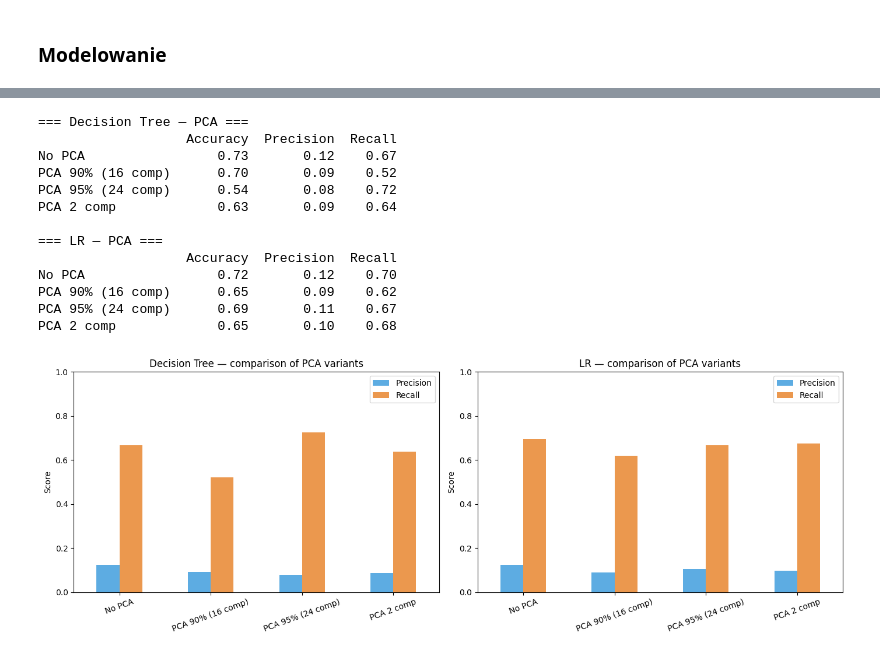
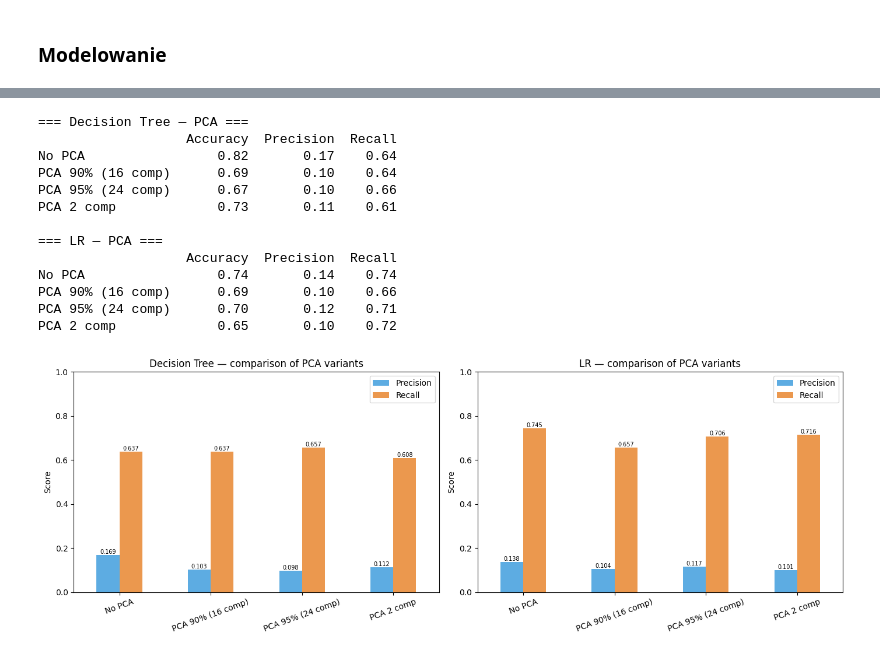
Before and after one commit to mikolaj-olesinski/Machine-Learning-PWR, a Jupyter notebook: lista1/lab1.ipynb, the cells around one changed output, grey strips where cells are left out. Drawn from its saved outputs; the diff is of its cells as text; code cells hidden in the pictures.

```diff
--- a/lista1/lab1.ipynb
+++ b/lista1/lab1.ipynb
@@ -697,9 +697,9 @@ prep_variants = [
 ]
 
 models_cfg = [
-    ('Decision Tree', DecisionTreeClassifier(max_depth=3, class_weight='balanced', random_state=2137)),
+    ('Decision Tree', DecisionTreeClassifier(max_depth=5, class_weight='balanced')),
     ('LR',            LogisticRegression(C=1, class_weight='balanced', solver='lbfgs',
-                                         max_iter=5000, random_state=42)),
+                                         max_iter=2000)),
 ]
 
 results_prep = {'Decision Tree': {}, 'LR': {}}
@@ -867,49 +867,55 @@ pca_variants = [
 ]
 
 models_cfg = [
-    ('Decision Tree', DecisionTreeClassifier(max_depth=5, class_weight='balanced', random_state=42)),
-    ('LR',            LogisticRegression(C=1, class_weight='balanced', solver='lbfgs', max_iter=2000, random_state=42)),
+    ('Decision Tree', DecisionTreeClassifier(max_depth=5, class_weight='balanced')),
+    ('LR',            LogisticRegression(C=1, class_weight='balanced', solver='lbfgs', max_iter=2000)),
 ]
 
 results_pca = {'Decision Tree': {}, 'LR': {}}
 
 for pca_name, X_tr, X_te in tqdm(pca_variants, desc="PCA variants"):
     for model_name, model_obj in models_cfg:
-        model_obj.fit(X_tr, y_train)
-        y_pred = model_obj.predict(X_te)
+        clone(model_obj).fit(X_tr, y_train)
+        m = clone(model_obj)
+        m.fit(X_tr, y_train)
+        y_pred = m.predict(X_te)
         results_pca[model_name][pca_name] = {
             'Accuracy':  accuracy_score(y_test, y_pred),
             'Precision': precision_score(y_test, y_pred, zero_division=0),
             'Recall':    recall_score(y_test, y_pred, zero_division=0),
         }
 
 fig, axes = plt.subplots(1, 2, figsize=(14, 5))
 for ax, model_name in zip(axes, ['Decision Tree', 'LR']):
     df = pd.DataFrame(results_pca[model_name]).T.round(3)
     print(f"\n=== {model_name} — PCA ===")
     print(df.to_string())
     df[['Precision', 'Recall']].plot.bar(
         ax=ax, color=['#3498db', '#e67e22'], alpha=0.8)
     ax.set_title(f'{model_name} — comparison of PCA variants')
     ax.set_ylabel('Score')
     ax.set_ylim(0, 1)
     ax.tick_params(axis='x', rotation=20)
     ax.legend()
+    for p in ax.patches:
+        ax.annotate(f'{p.get_height():.3f}',
+                    (p.get_x() + p.get_width() / 2, p.get_height()),
+                    ha='center', va='bottom', fontsize=7)
 
 plt.tight_layout()
 plt.show()
 # %% [output]
 === Decision Tree — PCA ===
                    Accuracy  Precision  Recall
-No PCA                 0.73       0.12    0.67
-PCA 90% (16 comp)      0.70       0.09    0.52
-PCA 95% (24 comp)      0.54       0.08    0.72
-PCA 2 comp             0.63       0.09    0.64
+No PCA                 0.82       0.17    0.64
+PCA 90% (16 comp)      0.69       0.10    0.64
+PCA 95% (24 comp)      0.67       0.10    0.66
+PCA 2 comp             0.73       0.11    0.61
 
 === LR — PCA ===
                    Accuracy  Precision  Recall
-No PCA                 0.72       0.12    0.70
-PCA 90% (16 comp)      0.65       0.09    0.62
-PCA 95% (24 comp)      0.69       0.11    0.67
-PCA 2 comp             0.65       0.10    0.68
+No PCA                 0.74       0.14    0.74
+PCA 90% (16 comp)      0.69       0.10    0.66
+PCA 95% (24 comp)      0.70       0.12    0.71
+PCA 2 comp             0.65       0.10    0.72
-[figure, old version]
+[figure, new version]
```
Also changed, not shown: parts of 14 cells of this notebook.
